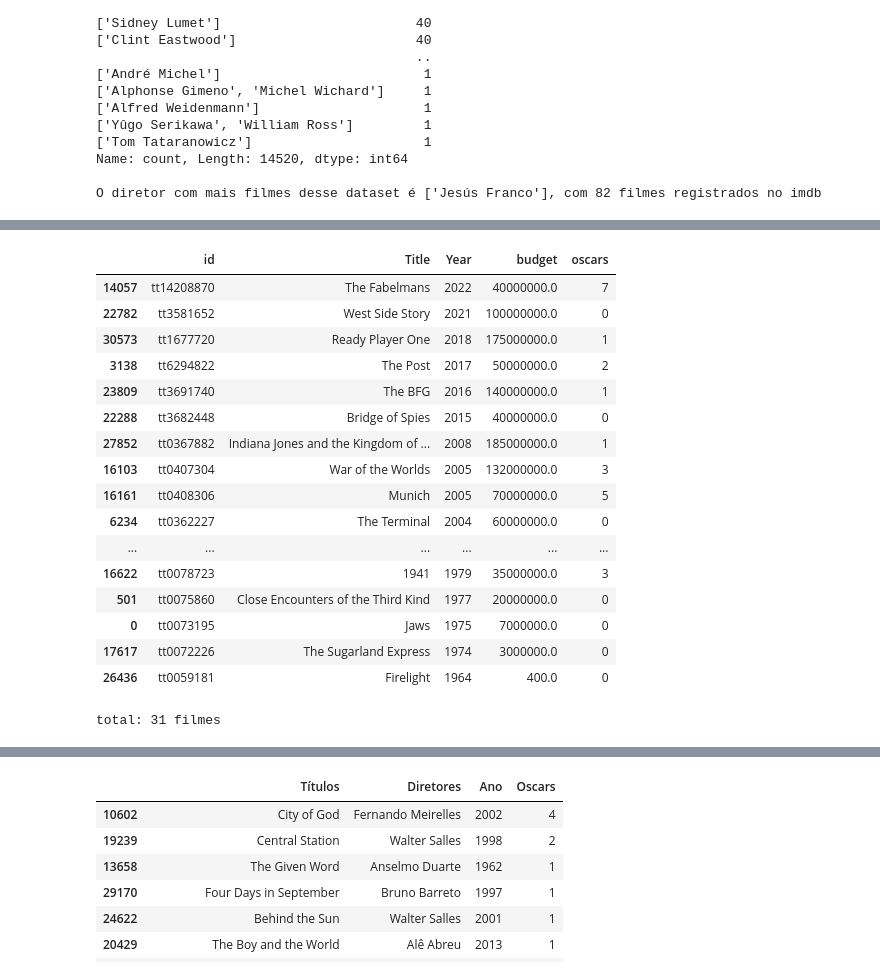
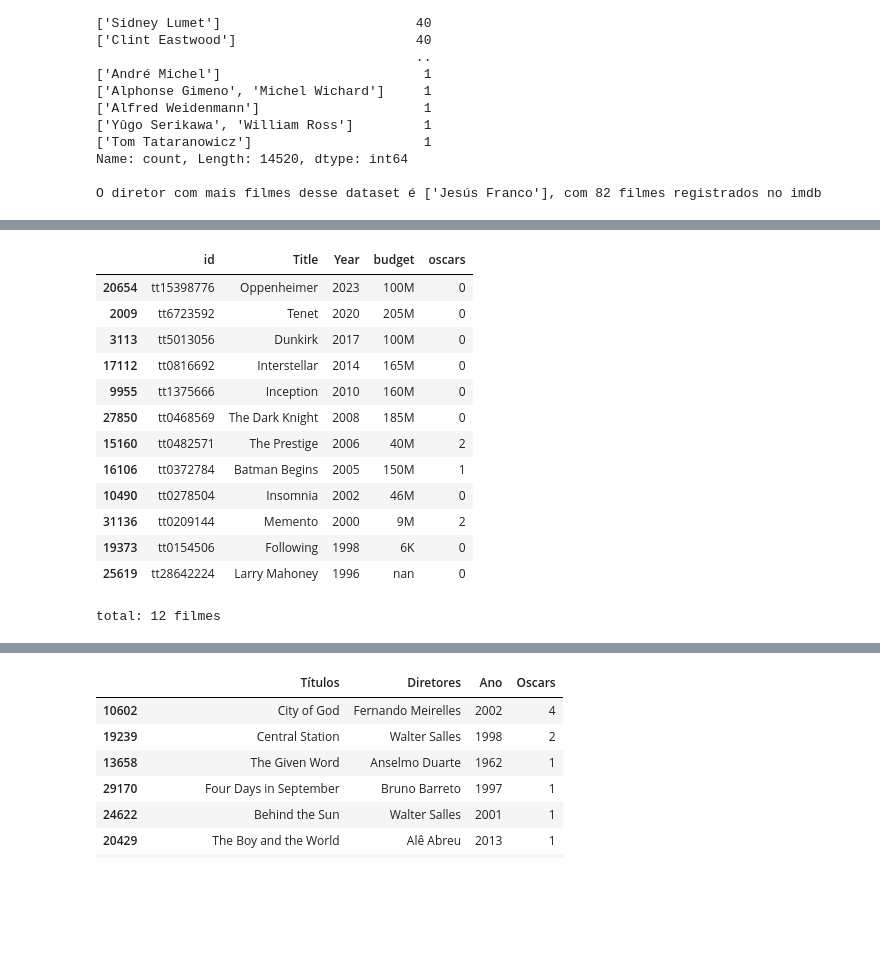
Before and after one commit to jvitsilva/Statistics_for_Data-Science, a Jupyter notebook: notebooktest.ipynb, the cells around one changed output, grey strips where cells are left out. Saved outputs shown, nothing was run; the diff lists cells and outputs as text; code cells hidden in the pictures; blank space fills up the shorter version.

```diff
--- a/notebooktest.ipynb
+++ b/notebooktest.ipynb
@@ -236,29 +214,26 @@ Name: directors, Length: 33600, dtype: object
 # %%
-# Lista dos filmes de cada diretor ordenando por ano
+# Lista dos filmes de cada diretor ordenada por ano
 
 directorsFilms = filmes_df.loc[
-    filmes_df['directors'].str.strip() == 'Steven Spielberg',
+    filmes_df['directors'].str.strip() == 'Christopher Nolan',
     ['id', 'Title', 'Year', 'budget', 'oscars']
 ].sort_values(by='Year', ascending=False) #Exemplo: Steven Spielberg
 
+directorsFilms['budget'] = directorsFilms['budget'].apply(convert_to_str)
 display(directorsFilms)
 print(f"total: {len(directorsFilms)} filmes")
 # %% [output]
 |  | id | Title | Year | budget | oscars |
-| 14057 | tt14208870 | The Fabelmans | 2022 | 40000000.0 | 7 |
-| 22782 | tt3581652 | West Side Story | 2021 | 100000000.0 | 0 |
-| 30573 | tt1677720 | Ready Player One | 2018 | 175000000.0 | 1 |
-| 3138 | tt6294822 | The Post | 2017 | 50000000.0 | 2 |
-| 23809 | tt3691740 | The BFG | 2016 | 140000000.0 | 1 |
-| 22288 | tt3682448 | Bridge of Spies | 2015 | 40000000.0 | 0 |
-| 27852 | tt0367882 | Indiana Jones and the Kingdom of ... | 2008 | 185000000.0 | 1 |
-| 16103 | tt0407304 | War of the Worlds | 2005 | 132000000.0 | 3 |
-| 16161 | tt0408306 | Munich | 2005 | 70000000.0 | 5 |
-| 6234 | tt0362227 | The Terminal | 2004 | 60000000.0 | 0 |
-| ... | ... | ... | ... | ... | ... |
-| 16622 | tt0078723 | 1941 | 1979 | 35000000.0 | 3 |
-| 501 | tt0075860 | Close Encounters of the Third Kind | 1977 | 20000000.0 | 0 |
-| 0 | tt0073195 | Jaws | 1975 | 7000000.0 | 0 |
-| 17617 | tt0072226 | The Sugarland Express | 1974 | 3000000.0 | 0 |
-| 26436 | tt0059181 | Firelight | 1964 | 400.0 | 0 |
+| 20654 | tt15398776 | Oppenheimer | 2023 | 100M | 0 |
+| 2009 | tt6723592 | Tenet | 2020 | 205M | 0 |
+| 3113 | tt5013056 | Dunkirk | 2017 | 100M | 0 |
+| 17112 | tt0816692 | Interstellar | 2014 | 165M | 0 |
+| 9955 | tt1375666 | Inception | 2010 | 160M | 0 |
+| 27850 | tt0468569 | The Dark Knight | 2008 | 185M | 0 |
+| 15160 | tt0482571 | The Prestige | 2006 | 40M | 2 |
+| 16106 | tt0372784 | Batman Begins | 2005 | 150M | 1 |
+| 10490 | tt0278504 | Insomnia | 2002 | 46M | 0 |
+| 31136 | tt0209144 | Memento | 2000 | 9M | 2 |
+| 19373 | tt0154506 | Following | 1998 | 6K | 0 |
+| 25619 | tt28642224 | Larry Mahoney | 1996 | nan | 0 |
-total: 31 filmes
+total: 12 filmes
```
Also changed, not shown: parts of 21 cells of this notebook.
